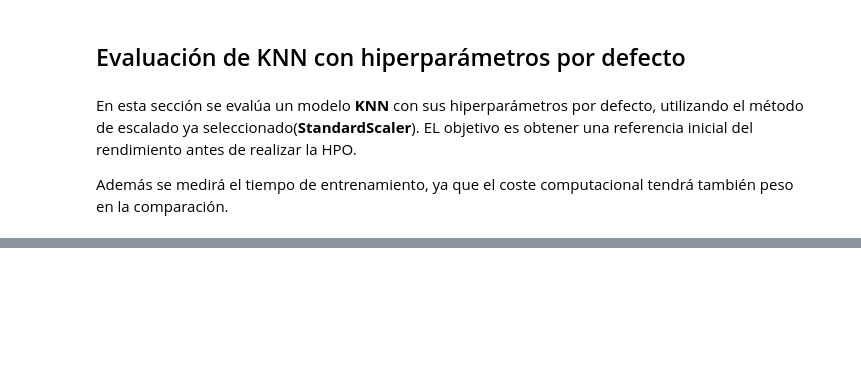
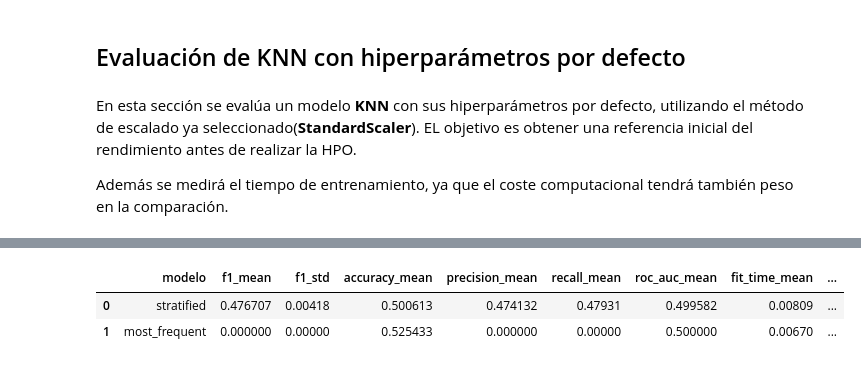
Before and after one commit to 100522401/P1_AA_100522396_100522401, a Jupyter notebook: notebooks/Cuaderno.ipynb, the cells around one changed output, grey strips where cells are left out. Saved outputs shown, nothing was run; the diff lists cells and outputs as text; code cells hidden in the pictures; blank space fills up the shorter version.

```diff
--- a/notebooks/Cuaderno.ipynb
+++ b/notebooks/Cuaderno.ipynb
@@ -568,0 +575,45 @@ Tiempo total CV: 1.8213 s
+# %%
+from sklearn.dummy import DummyClassifier
+
+dummy_models = {
+    "most_frequent": DummyClassifier(strategy="most_frequent"),
+    "stratified": DummyClassifier(strategy="stratified", random_state=SEED),
+}
+
+dummy_results = []
+
+for dummy_name, dummy_model in dummy_models.items():
+    start = time.perf_counter()
+
+    cv_out = cross_validate(
+        dummy_model,
+        X_train,
+        y_train,
+        cv=cv_inner,
+        scoring=SCORING,
+        n_jobs=-1,
+        return_train_score=False,
+        error_score="raise"
+    )
+
+    elapsed = time.perf_counter() - start
+
+    dummy_results.append({
+        "modelo": dummy_name,
+        "f1_mean": cv_out["test_f1"].mean(),
+        "f1_std": cv_out["test_f1"].std(),
+        "accuracy_mean": cv_out["test_accuracy"].mean(),
+        "precision_mean": cv_out["test_precision"].mean(),
+        "recall_mean": cv_out["test_recall"].mean(),
+        "roc_auc_mean": cv_out["test_roc_auc"].mean(),
+        "fit_time_mean": cv_out["fit_time"].mean(),
+        "score_time_mean": cv_out["score_time"].mean(),
+        "total_cv_time": elapsed
+    })
+
+dummy_results_df = pd.DataFrame(dummy_results).sort_values("f1_mean", ascending=False).reset_index(drop=True)
+display(dummy_results_df)
+# %% [output]
+|  | modelo | f1_mean | f1_std | accuracy_mean | precision_mean | recall_mean | roc_auc_mean | fit_time_mean | ... |
+| 0 | stratified | 0.476707 | 0.00418 | 0.500613 | 0.474132 | 0.47931 | 0.499582 | 0.00809 | ... |
+| 1 | most_frequent | 0.000000 | 0.00000 | 0.525433 | 0.000000 | 0.00000 | 0.500000 | 0.00670 | ... |
```
Also changed, not shown: parts of 7 cells of this notebook.
